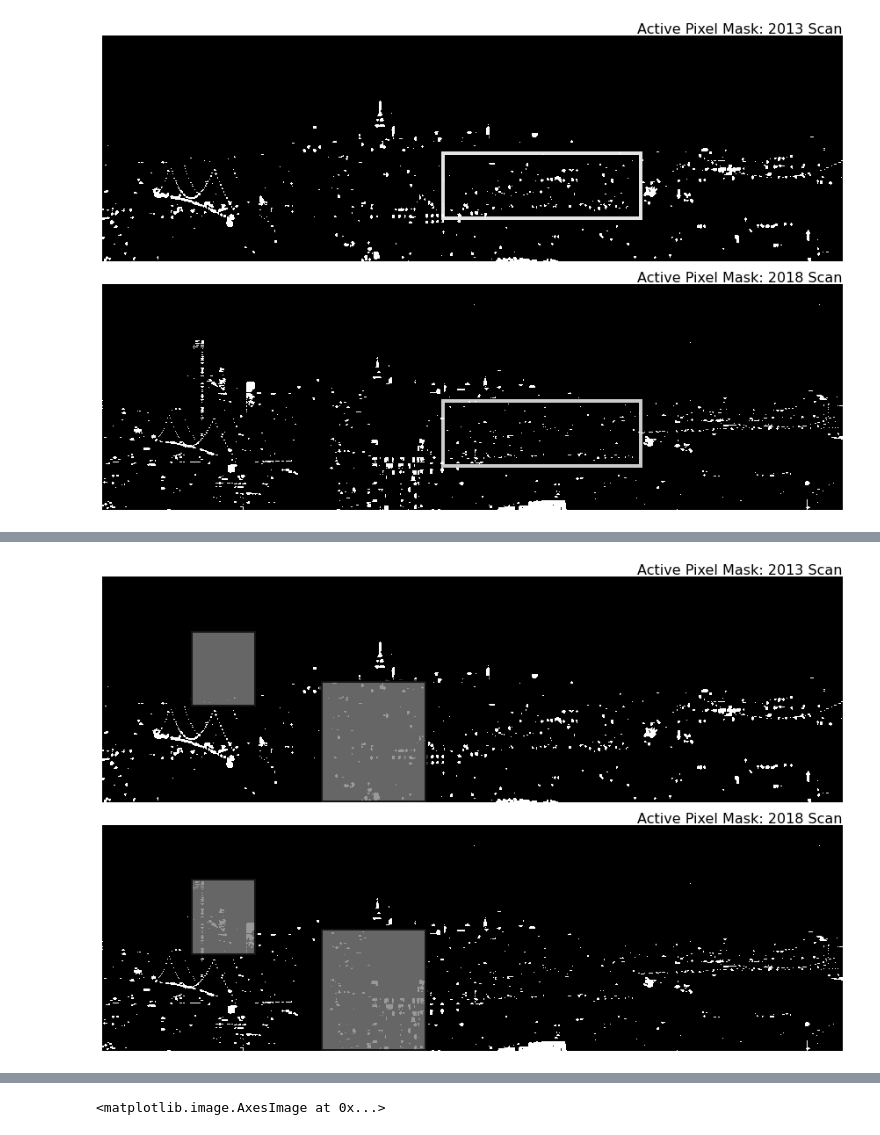
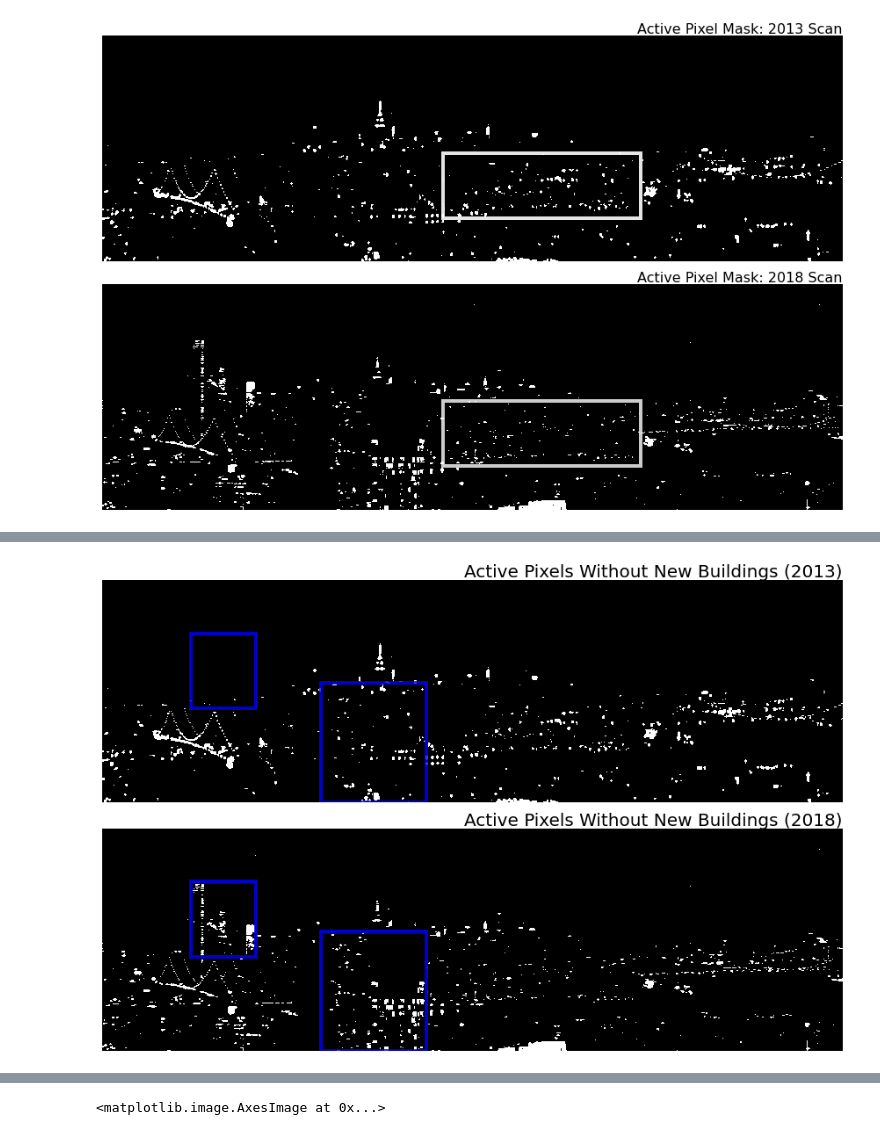
Before and after one commit to gdobler/lighting-tech-changeover, a Jupyter notebook: ltco/UO_lightingtechnology_mainly_script.ipynb, the cells around one changed output, grey strips where cells are left out. Cells and saved outputs as stored; diff of their text form; code cells hidden in the pictures.

```diff
--- a/ltco/UO_lightingtechnology_mainly_script.ipynb
+++ b/ltco/UO_lightingtechnology_mainly_script.ipynb
@@ -921,50 +951,34 @@ NameError: name 'unknown_hsi0' is not defined
 # %%
 # -- imshoe the prediction
 # -- this is for hsi0
 fig, ax = plt.subplots(nrows=2, ncols=1, figsize = (12, 8))
 ax[0].imshow(((gf(1.0 * (imgL_hsi0 > 0.7), 1) > 0.25)), aspect="auto")
 
-# ax[0].plot(unknown_hsi0.loc_x, unknown_hsi0.loc_y, marker="s", linestyle='', ms=2.5, c = "white", label = 'Unknown', alpha = 0.5)
-# ax[0].plot(LED_hsi0.loc_x, LED_hsi0.loc_y, marker='s', linestyle='', ms=2.5, c = "blue", label = 'LED', alpha = 0.5)
-# ax[0].plot(HPS_hsi0.loc_x, HPS_hsi0.loc_y, marker='s', linestyle='', ms=2.5, c = "red", label = 'High Pressure Sodium', alpha = 0.5)
-
-# ax[0].plot(CFL_hsi0.loc_x, CFL_hsi0.loc_y, marker='s', linestyle='', ms=2.5, c = "green", label = 'Fluorescent', alpha = 0.5)
-# ax[0].plot(MH_hsi0.loc_x, MH_hsi0.loc_y, marker='s', linestyle='', ms=2.5, c = "purple", label = 'Metal Halide', alpha = 0.5)
-# ax[0].plot(INC_hsi0.loc_x, INC_hsi0.loc_y, marker='s', linestyle='', ms=2.5, c = "yellow", label = 'Incandescent', alpha = 0.5)
-
-# ax[0].legend(markerscale=4, bbox_to_anchor=(1, 1.25), ncol=6, fontsize = 11.69, facecolor = "silver", framealpha = 1)
 ax[0].axis('off')
 ax[0].set_facecolor("#444444")
-ax[0].set_title("Active Pixel Mask: 2013 Scan", loc = "right", fontsize = 16)
+ax[0].set_title("Active Pixels Without New Buildings (2013)", loc = "right", fontsize = 20)
 
-rect2 = patches.Rectangle((130, 165), 95, 235, linewidth=4, edgecolor='black', facecolor='grey', zorder = 9, alpha = 0.8)
+rect2 = patches.Rectangle((130, 165), 95, 235, linewidth=4, edgecolor='blue', facecolor='none', zorder = 9, alpha = 0.8)
 ax[0].add_patch(rect2)
-rect = patches.Rectangle((320, 320), 155, 374, linewidth=4, edgecolor='black', facecolor='grey', zorder = 9, alpha = 0.8)
+rect = patches.Rectangle((320, 320), 155, 374, linewidth=4, edgecolor='blue', facecolor='none', zorder = 9, alpha = 0.8)
 ax[0].add_patch(rect)
 
 
 # -- this is for hsi1
 ax[1].imshow(((gf(1.0 * (imgL_hsi1 > 0.7), 1) > 0.25)), aspect="auto")
-# ax[1].plot(unknown_hsi1.loc_x, unknown_hsi1.loc_y, marker='s', linestyle='', ms=2.5, c = "white", label = 'Unknown', alpha = 0.5)
 
-# ax[1].plot(LED_hsi1.loc_x, LED_hsi1.loc_y, marker='s', linestyle='', ms=2.5, c = "blue", label = 'LED', alpha = 0.5)
-# ax[1].plot(HPS_hsi1.loc_x, HPS_hsi1.loc_y, marker='s', linestyle='', ms=2.5, c = "red", label = 'High_pressure_sodium', alpha = 0.5)
-
-# ax[1].plot(CFL_hsi1.loc_x, CFL_hsi1.loc_y, marker='s', linestyle='', ms=2.5, c = "green", label = 'Fluorescent', alpha = 0.5)
-# ax[1].plot(MH_hsi1.loc_x, MH_hsi1.loc_y, marker='s', linestyle='', ms=2.5, c = "purple", label = 'Metal_Halide', alpha = 0.5)
-# ax[1].plot(INC_hsi1.loc_x, INC_hsi1.loc_y, marker='s', linestyle='', ms=2.5, c = "yellow", label = 'Incandescent', alpha = 0.5)
-rect2 = patches.Rectangle((130, 165), 95, 235, linewidth=4, edgecolor='black', facecolor='grey', zorder = 9, alpha = 0.8)
+rect2 = patches.Rectangle((130, 165), 95, 235, linewidth=4, edgecolor='blue', facecolor='none', zorder = 9, alpha = 0.8)
 ax[1].add_patch(rect2)
-rect = patches.Rectangle((320, 320), 155, 374, linewidth=4, edgecolor='black', facecolor='grey', zorder = 9, alpha = 0.8)
+rect = patches.Rectangle((320, 320), 155, 374, linewidth=4, edgecolor='blue', facecolor='none', zorder = 9, alpha = 0.8)
 ax[1].add_patch(rect)
 
 #ax.legend(markerscale=2, loc = "upper left")
 ax[1].axis('off')
 
-ax[1].set_title("Active Pixel Mask: 2018 Scan", loc = "right", fontsize = 16)
+ax[1].set_title("Active Pixels Without New Buildings (2018)", loc = "right", fontsize = 20)
 fig.tight_layout()
 # %% [output]
-[figure, old version]
+[figure, new version]
 # %%
 # -- imshoe the prediction
 # -- this is for hsi0
```
Also changed, not shown: parts of 24 cells of this notebook, 6 other files.
